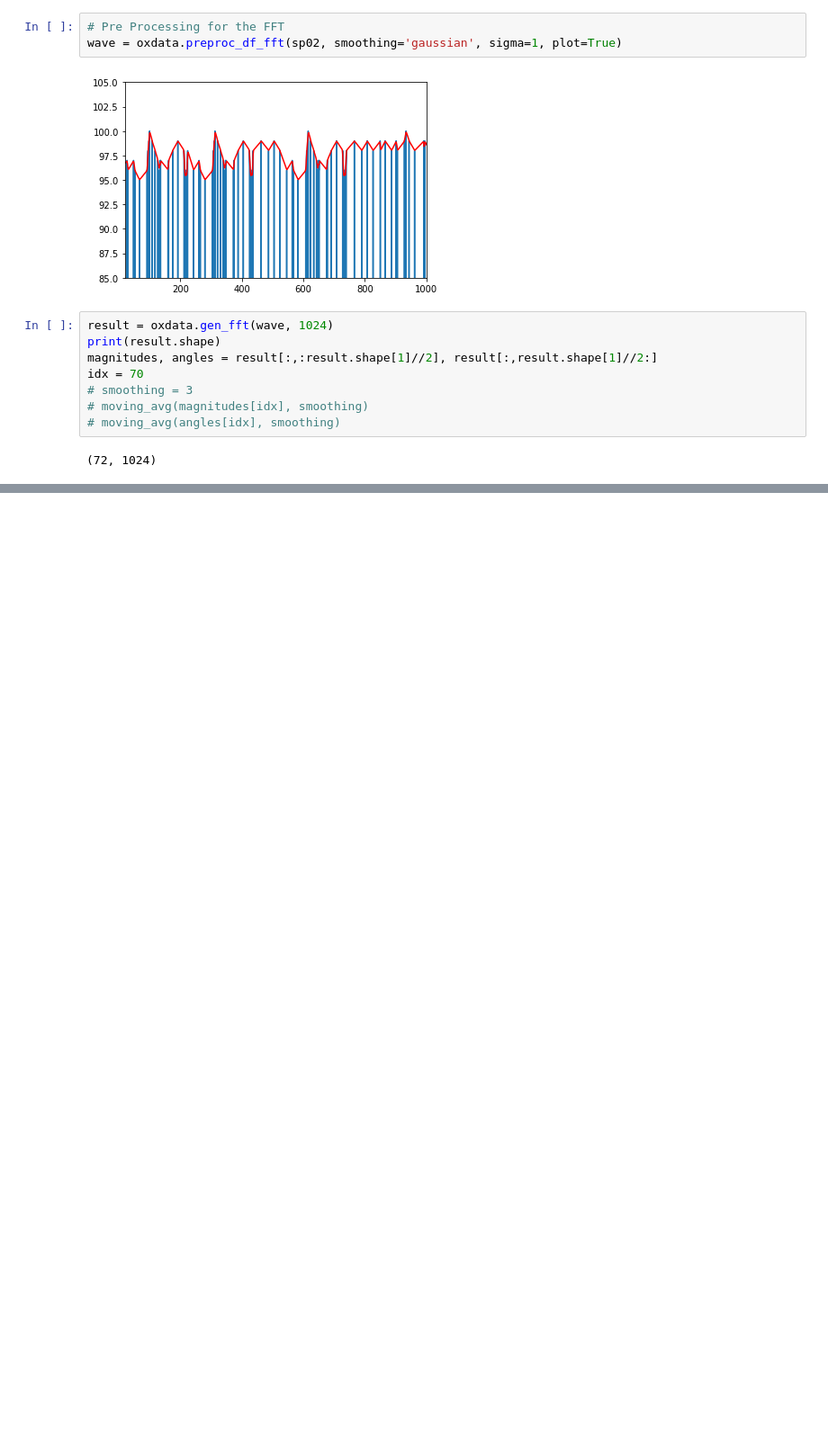
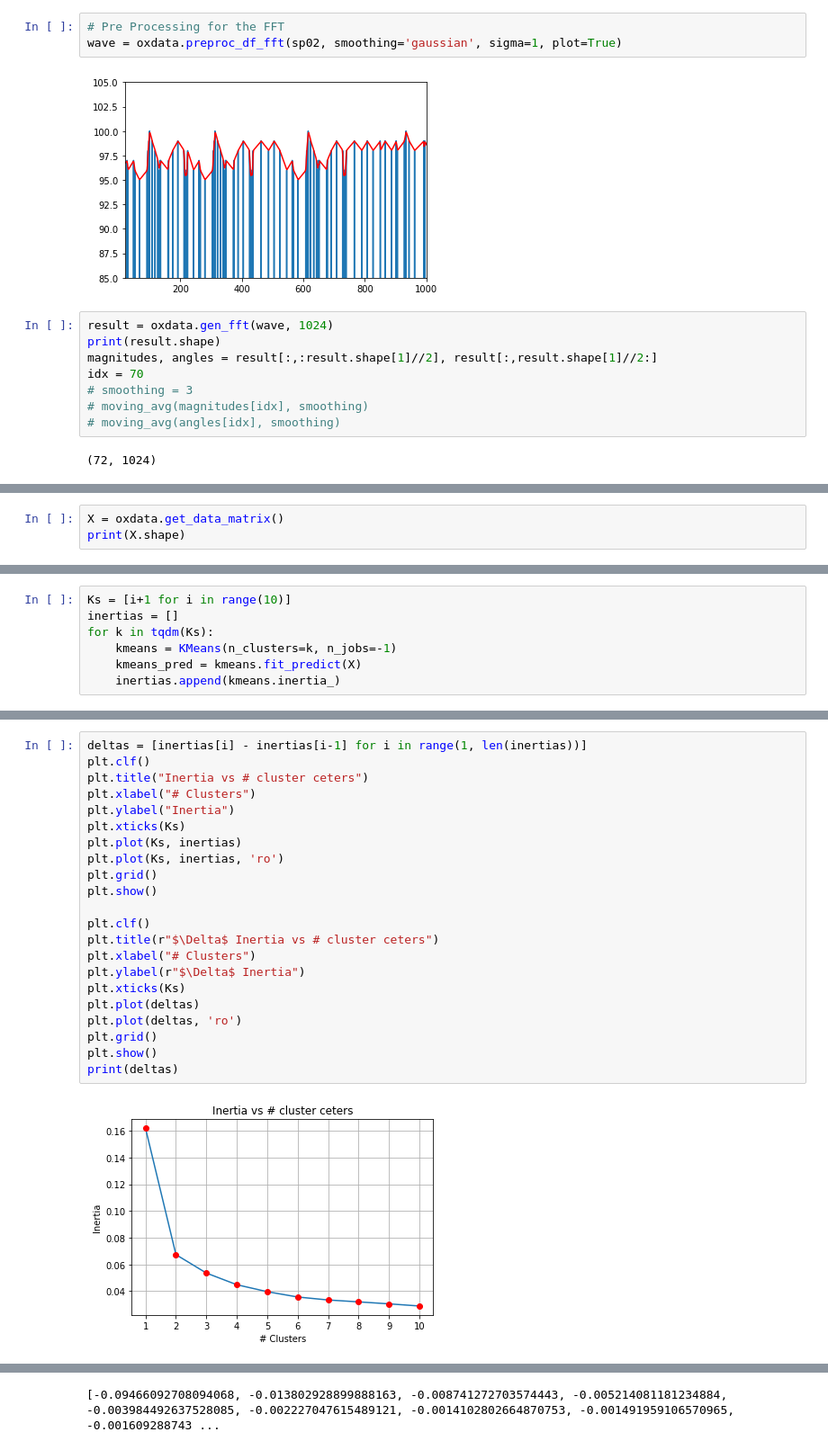
Before and after one commit to allen-n/calsens, a Jupyter notebook: Capstone.ipynb, the cells around one changed output, grey strips where cells are left out. Shown at 90% size. Saved outputs shown, nothing was run; the diff lists cells and outputs as text; blank space fills up the shorter version.

Commit message:
All data now being loaded into single data matrix.

```diff
--- a/Capstone.ipynb
+++ b/Capstone.ipynb
@@ -95,0 +102,3 @@ print(labels)
+# %%
+X = oxdata.get_data_matrix()
+print(X.shape)
@@ -95,0 +107,7 @@ print(labels)
+# %%
+Ks = [i+1 for i in range(10)]
+inertias = []
+for k in tqdm(Ks):
+    kmeans = KMeans(n_clusters=k, n_jobs=-1)
+    kmeans_pred = kmeans.fit_predict(X)
+    inertias.append(kmeans.inertia_)
@@ -95,0 +116,24 @@ print(labels)
+# %%
+deltas = [inertias[i] - inertias[i-1] for i in range(1, len(inertias))]
+plt.clf()
+plt.title("Inertia vs # cluster ceters")
+plt.xlabel("# Clusters")
+plt.ylabel("Inertia")
+plt.xticks(Ks)
+plt.plot(Ks, inertias)
+plt.plot(Ks, inertias, 'ro')
+plt.grid()
+plt.show()
+
+plt.clf()
+plt.title(r"$\Delta$ Inertia vs # cluster ceters")
+plt.xlabel("# Clusters")
+plt.ylabel(r"$\Delta$ Inertia")
+plt.xticks(Ks)
+plt.plot(deltas)
+plt.plot(deltas, 'ro')
+plt.grid()
+plt.show()
+print(deltas)
+# %% [output]
+[figure, added]
@@ -95,0 +141 @@ print(labels)
+[-0.09466092708094068, -0.013802928899888163, -0.008741272703574443, -0.005214081181234884, -0.003984492637528085, -0.002227047615489121, -0.0014102802664870753, -0.001491959106570965, -0.001609288743 ...
```
Also changed, not shown: parts of 6 cells of this notebook, 1 other file.
